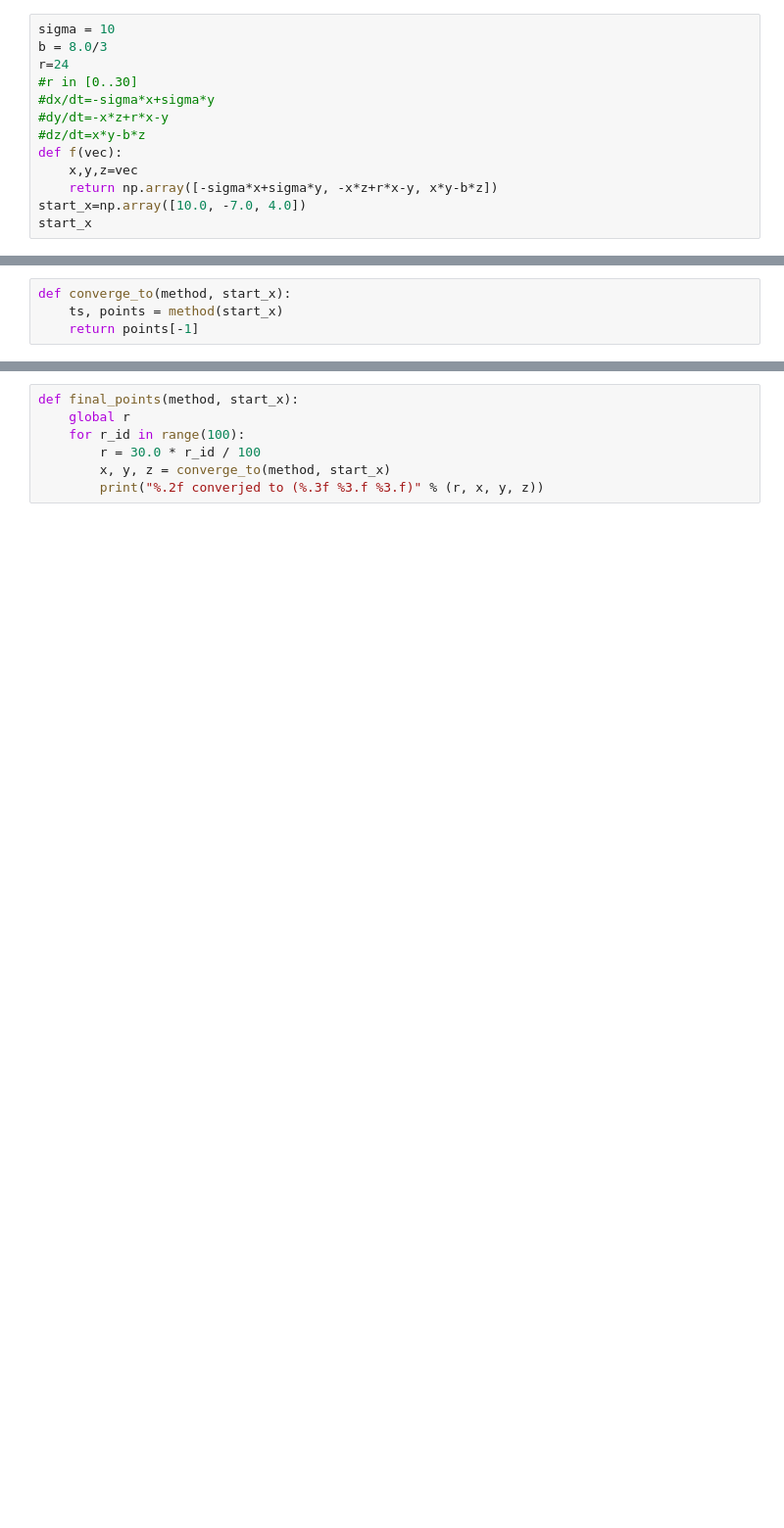
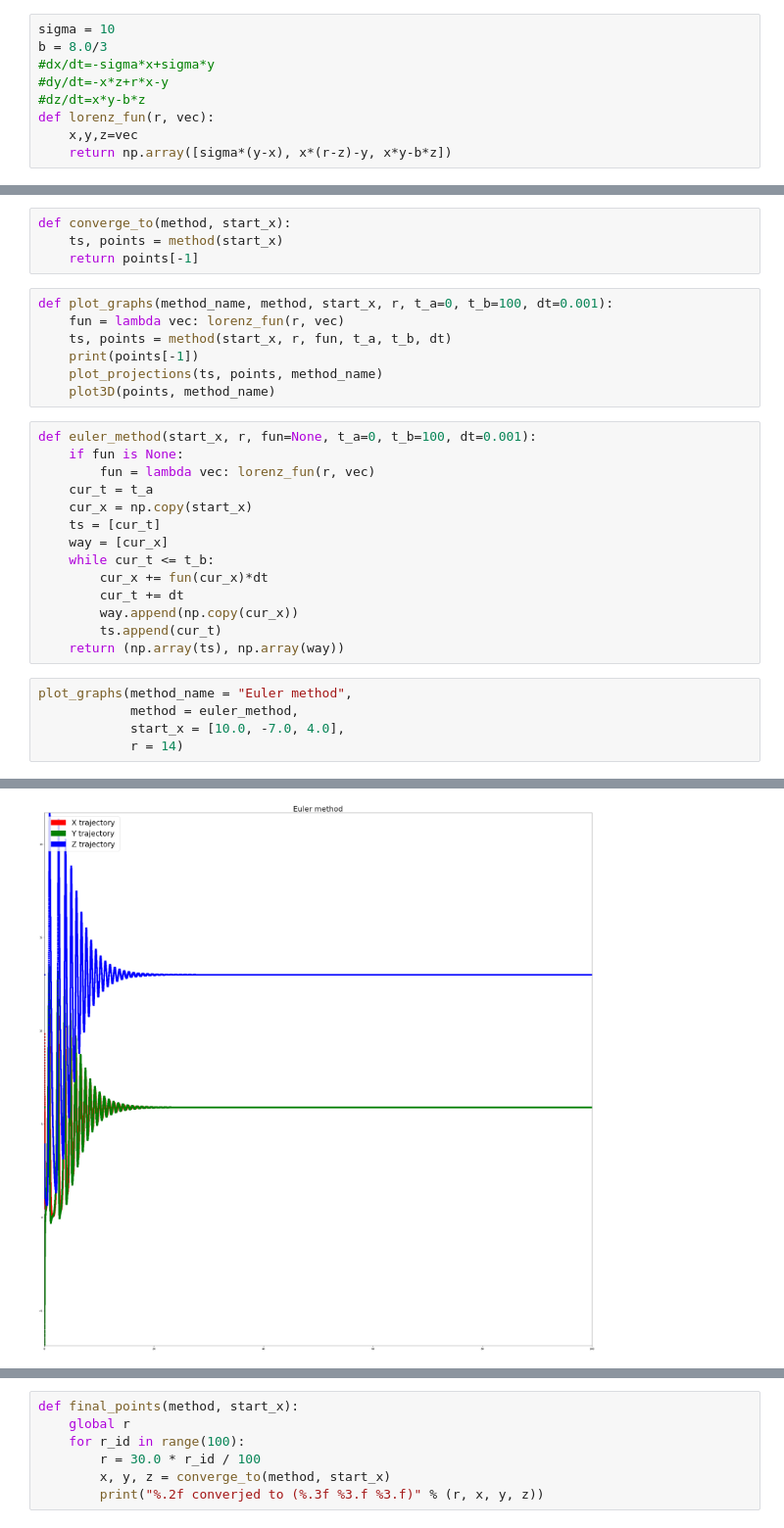
Before and after one commit to burakov28/CP-homeworks, a Jupyter notebook: LorentzSystem.ipynb, the cells around one changed output, grey strips where cells are left out. Shown at 98% size. Cells and saved outputs as stored; diff of their text form; blank space fills up the shorter version.

```diff
--- a/LorentzSystem.ipynb
+++ b/LorentzSystem.ipynb
@@ -33,13 +33,9 @@ def plot3D(points, method_name):
 # %%
 sigma = 10
 b = 8.0/3
-r=24
-#r in [0..30]
 #dx/dt=-sigma*x+sigma*y
 #dy/dt=-x*z+r*x-y
 #dz/dt=x*y-b*z
-def f(vec):
+def lorenz_fun(r, vec):
     x,y,z=vec
-    return np.array([-sigma*x+sigma*y, -x*z+r*x-y, x*y-b*z])
-start_x=np.array([10.0, -7.0, 4.0])
-start_x
+    return np.array([sigma*(y-x), x*(r-z)-y, x*y-b*z])
@@ -49,3 +45,30 @@ array([ 10.,  -7.,   4.])
 def converge_to(method, start_x):
     ts, points = method(start_x)
     return points[-1]
+# %%
+def plot_graphs(method_name, method, start_x, r, t_a=0, t_b=100, dt=0.001):
+    fun = lambda vec: lorenz_fun(r, vec)
+    ts, points = method(start_x, r, fun, t_a, t_b, dt)
+    print(points[-1])
+    plot_projections(ts, points, method_name)
+    plot3D(points, method_name)
+# %%
+def euler_method(start_x, r, fun=None, t_a=0, t_b=100, dt=0.001):
+    if fun is None:
+        fun = lambda vec: lorenz_fun(r, vec)
+    cur_t = t_a
+    cur_x = np.copy(start_x)
+    ts = [cur_t]
+    way = [cur_x]
+    while cur_t <= t_b:
+        cur_x += fun(cur_x)*dt
+        cur_t += dt
+        way.append(np.copy(cur_x))
+        ts.append(cur_t)
+    return (np.array(ts), np.array(way))
+# %%
+plot_graphs(method_name = "Euler method",
+            method = euler_method,
+            start_x = [10.0, -7.0, 4.0],
+            r = 14)
+# %% [output]
@@ -51,0 +76 @@ def converge_to(method, start_x):
+[figure, added]
```
Also changed, not shown: parts of 16 cells of this notebook.
